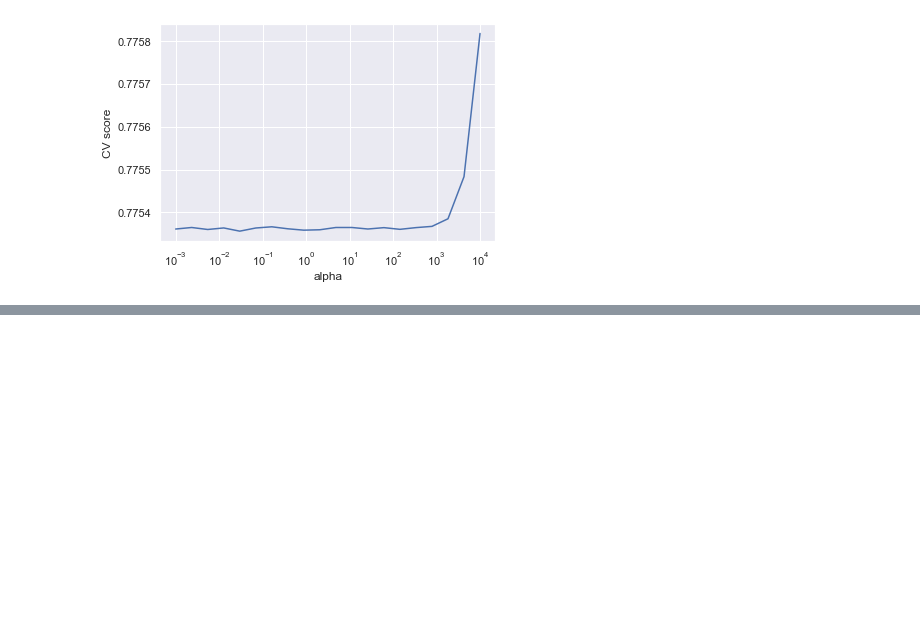
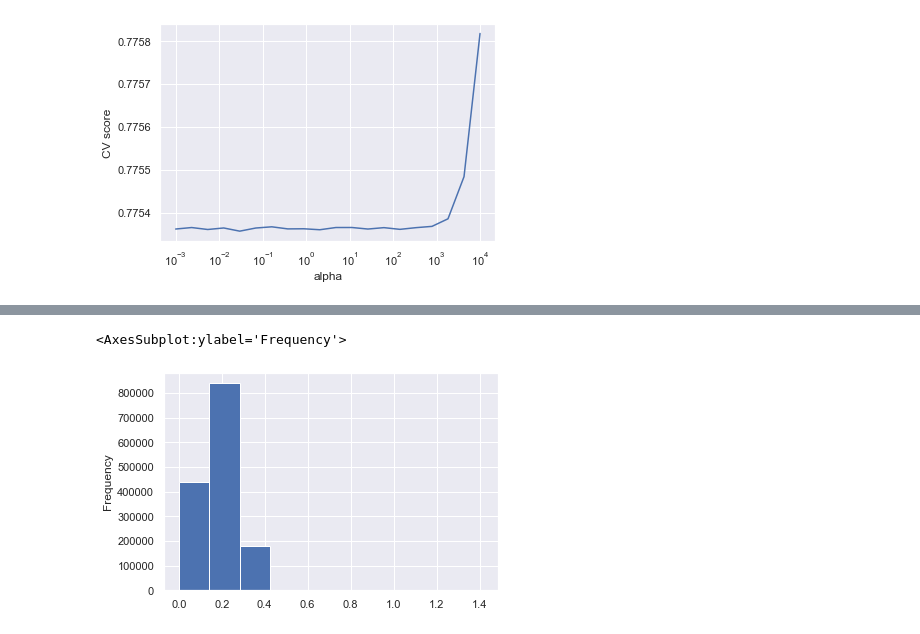
Before and after one commit to AndreyCh20/ml-course-hse-homeworks, a Jupyter notebook: 2/hw2.ipynb, the cells around one changed output, grey strips where cells are left out. Cells and saved outputs as stored; diff of their text form; code cells hidden in the pictures; blank space fills up the shorter version.

```diff
--- a/2/hw2.ipynb
+++ b/2/hw2.ipynb
@@ -310,0 +381,2 @@ Text(0, 0.5, 'CV score')
+# %%
+df['av_speed_loglog'] = df['log_haversine'] / df['log_trip_duration']
@@ -310,0 +386,5 @@ Text(0, 0.5, 'CV score')
+# %%
+df['av_speed_loglog'].plot.hist(bins=10)
+# %% [output]
+<AxesSubplot:ylabel='Frequency'>
+[figure, added]
```
Also changed, not shown: parts of 17 cells of this notebook.
